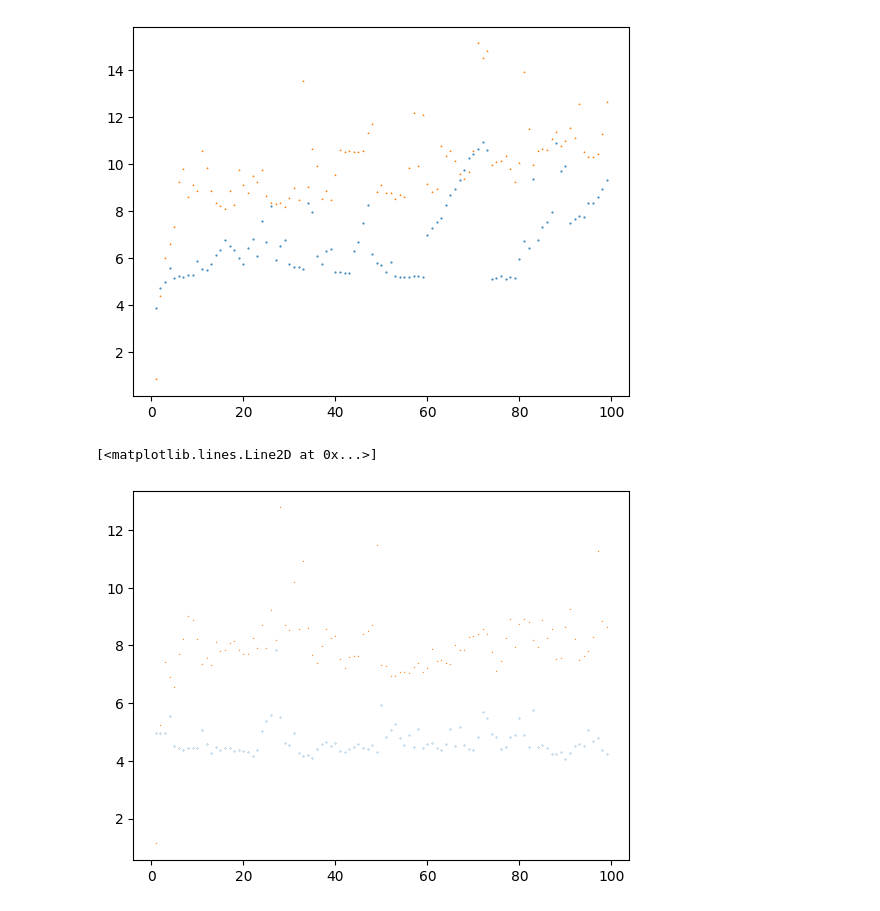
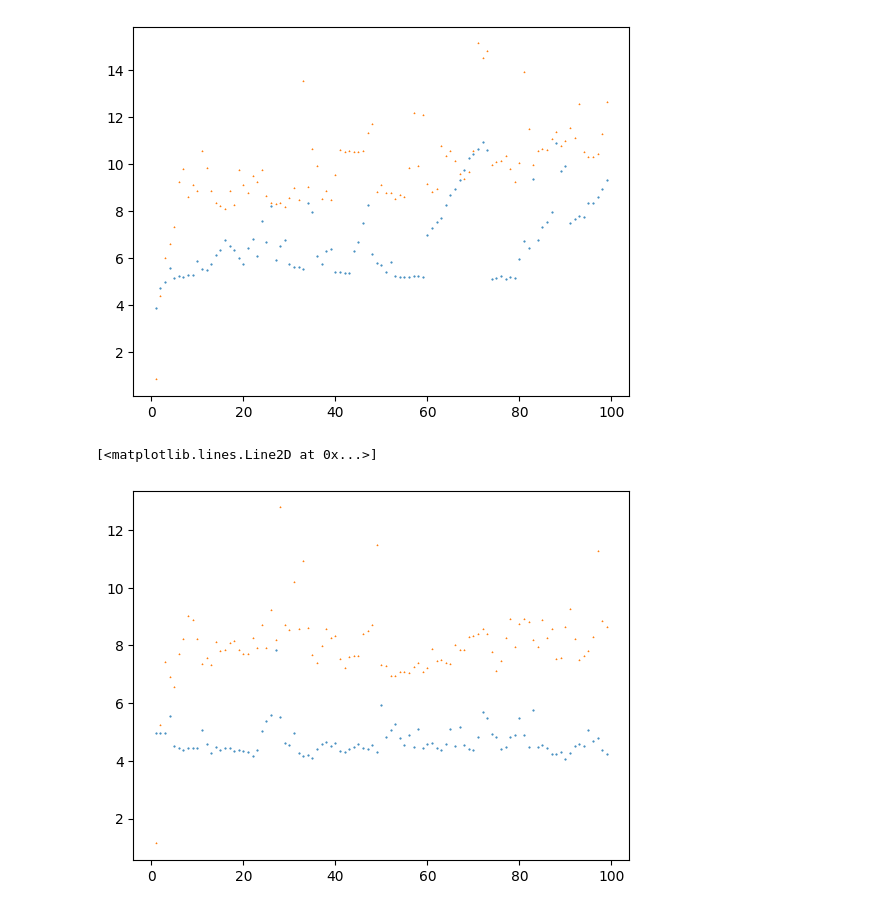
Before and after one commit to Puchiglass/Lab--Algorithms-and-Complexity-of-analysis-, a Jupyter notebook: task2_2.ipynb, the cells around one changed output. Saved outputs shown, nothing was run; the diff lists cells and outputs as text; code cells hidden in the pictures.

```diff
--- a/task2_2.ipynb
+++ b/task2_2.ipynb
@@ -83,11 +83,11 @@ for a in arr2_g:
     merge_greate_times.append(end-start)
 # %%
 """ график времени работы """
-plt.plot(x_ax, merge_greate_times, 'o', markersize = 0.3)
-plt.plot(x_ax, heap_greate_times, 'v', markersize = 0.3)
+plt.plot(x_ax, merge_greate_times, 'o', markersize = 0.5)
+plt.plot(x_ax, heap_greate_times, 'v', markersize = 0.5)
 # %% [output]
 [<matplotlib.lines.Line2D at 0x...>]
-[figure, old version]
+[figure, new version]
 # %%
 """ сортировка массивов с числами по убыванию """
 heap_lower_times = []
```
Also changed, not shown: parts of 2 cells of this notebook.
